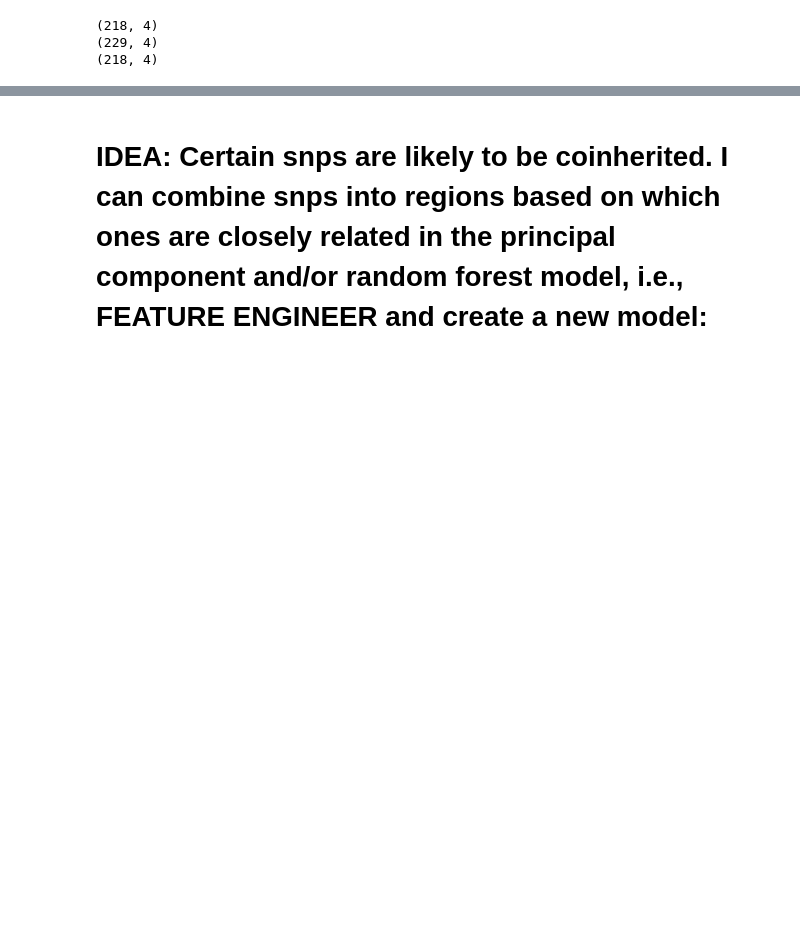
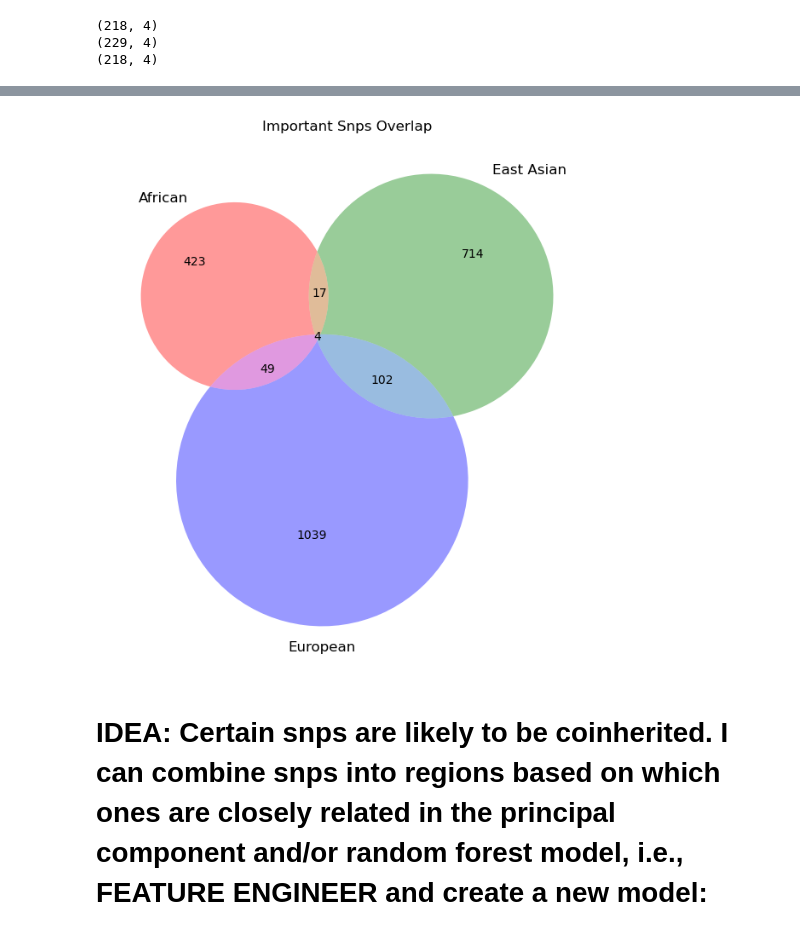
Before and after one commit to davneet721/Classifier_predict_population_from_genotype, a Jupyter notebook: Classifier_Genotype_to_Superpop.ipynb, the cells around one changed output, grey strips where cells are left out. Drawn from its saved outputs; the diff is of its cells as text; code cells hidden in the pictures; blank space fills up the shorter version.

```diff
--- a/Classifier_Genotype_to_Superpop.ipynb
+++ b/Classifier_Genotype_to_Superpop.ipynb
@@ -528,3 +541,14 @@ plt.show()
+# %%
+# Create a Venn diagram for the sets
+plt.figure(figsize=(8, 8))
+#venn3([set_coverage,set_coverage_fail, set_CNV_calling, set_CNV_calling_fail, set_passed_well, set_passed_well_fail], ('Coverage','Coverage Fail', 'CNV Calling','CNV Calling Fail', 'Passed Well', 'Passed Well Fail'))
+#venn3([set_coverage, set_coverage_fail], ('Coverage','Coverage Fail'))
+venn3([set(african_less_imp_alleles.index),set(eastern_less_imp_alleles.index),set(european_less_imp_alleles.index)], ('African','East Asian', 'European'))
+# Set title and show the plot
+plt.title('Important Snps Overlap')
+plt.show()
+# %% [output]
+[figure, added]
 # %% [markdown]
 # IDEA: Certain snps are likely to be coinherited. I can combine snps into regions based on which ones are closely related in the principal component and/or random forest model, i.e., FEATURE ENGINEER and create a new model:
 # %% [markdown]
```
Also changed, not shown: parts of 8 cells of this notebook.
